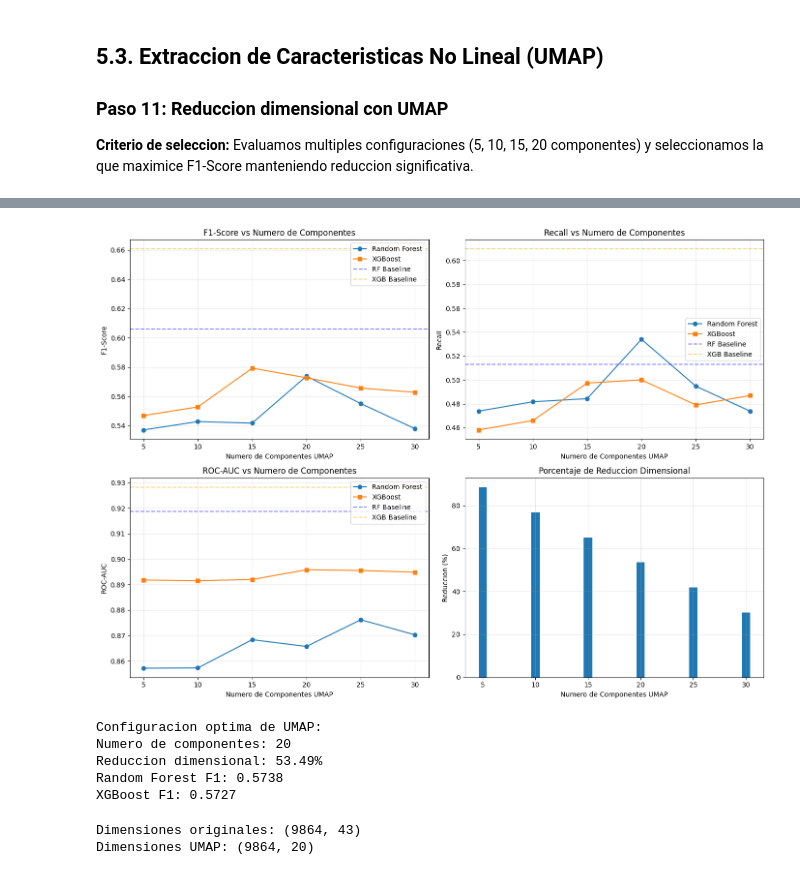
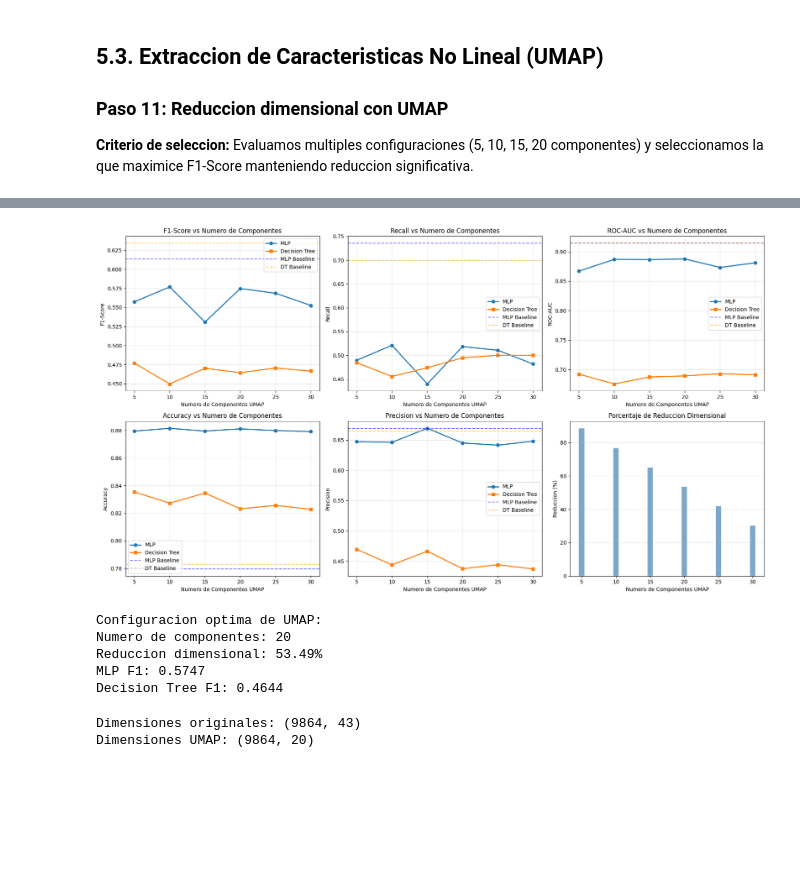
Before and after one commit to Nicolas-carmona16/online-shoppers-purchasing-intention, a Jupyter notebook: dimensionality_reduction.ipynb, the cells around one changed output, grey strips where cells are left out. Cells and saved outputs as stored; diff of their text form; code cells hidden in the pictures; blank space fills up the shorter version.

Commit message:
update reduction dimensionality

```diff
--- a/dimensionality_reduction.ipynb
+++ b/dimensionality_reduction.ipynb
@@ -618,69 +684,91 @@ Resultados UMAP por numero de componentes:
 # %%
 # Visualizar comparacion de componentes UMAP
-fig, axes = plt.subplots(2, 2, figsize=(14, 10))
+fig, axes = plt.subplots(2, 3, figsize=(18, 10))
 
 # F1-Score
-axes[0, 0].plot(umap_comp_df['n_components'], umap_comp_df['RF_F1'], marker='o', label='Random Forest')
-axes[0, 0].plot(umap_comp_df['n_components'], umap_comp_df['XGB_F1'], marker='s', label='XGBoost')
-axes[0, 0].axhline(y=baseline_rf['F1-Score'], color='blue', linestyle='--', alpha=0.5, label='RF Baseline')
-axes[0, 0].axhline(y=baseline_xgb['F1-Score'], color='orange', linestyle='--', alpha=0.5, label='XGB Baseline')
+axes[0, 0].plot(umap_comp_df['n_components'], umap_comp_df['MLP_F1'], marker='o', label='MLP', linewidth=2)
+axes[0, 0].plot(umap_comp_df['n_components'], umap_comp_df['DT_F1'], marker='s', label='Decision Tree', linewidth=2)
+axes[0, 0].axhline(y=baseline_mlp['F1-Score'], color='blue', linestyle='--', alpha=0.5, label='MLP Baseline')
+axes[0, 0].axhline(y=baseline_dt['F1-Score'], color='orange', linestyle='--', alpha=0.5, label='DT Baseline')
 axes[0, 0].set_xlabel('Numero de Componentes UMAP')
 axes[0, 0].set_ylabel('F1-Score')
 axes[0, 0].set_title('F1-Score vs Numero de Componentes')
 axes[0, 0].legend()
 axes[0, 0].grid(alpha=0.3)
 
 # Recall
-axes[0, 1].plot(umap_comp_df['n_components'], umap_comp_df['RF_Recall'], marker='o', label='Random Forest')
-axes[0, 1].plot(umap_comp_df['n_components'], umap_comp_df['XGB_Recall'], marker='s', label='XGBoost')
-axes[0, 1].axhline(y=baseline_rf['Recall'], color='blue', linestyle='--', alpha=0.5, label='RF Baseline')
-axes[0, 1].axhline(y=baseline_xgb['Recall'], color='orange', linestyle='--', alpha=0.5, label='XGB Baseline')
+axes[0, 1].plot(umap_comp_df['n_components'], umap_comp_df['MLP_Recall'], marker='o', label='MLP', linewidth=2)
+axes[0, 1].plot(umap_comp_df['n_components'], umap_comp_df['DT_Recall'], marker='s', label='Decision Tree', linewidth=2)
+axes[0, 1].axhline(y=baseline_mlp['Recall'], color='blue', linestyle='--', alpha=0.5, label='MLP Baseline')
+axes[0, 1].axhline(y=baseline_dt['Recall'], color='orange', linestyle='--', alpha=0.5, label='DT Baseline')
 axes[0, 1].set_xlabel('Numero de Componentes UMAP')
 axes[0, 1].set_ylabel('Recall')
 axes[0, 1].set_title('Recall vs Numero de Componentes')
 axes[0, 1].legend()
 axes[0, 1].grid(alpha=0.3)
 
 # ROC-AUC
-axes[1, 0].plot(umap_comp_df['n_components'], umap_comp_df['RF_ROC_AUC'], marker='o', label='Random Forest')
-axes[1, 0].plot(umap_comp_df['n_components'], umap_comp_df['XGB_ROC_AUC'], marker='s', label='XGBoost')
-axes[1, 0].axhline(y=baseline_rf['ROC-AUC'], color='blue', linestyle='--', alpha=0.5, label='RF Baseline')
-axes[1, 0].axhline(y=baseline_xgb['ROC-AUC'], color='orange', linestyle='--', alpha=0.5, label='XGB Baseline')
+axes[0, 2].plot(umap_comp_df['n_components'], umap_comp_df['MLP_ROC_AUC'], marker='o', label='MLP', linewidth=2)
+axes[0, 2].plot(umap_comp_df['n_components'], umap_comp_df['DT_ROC_AUC'], marker='s', label='Decision Tree', linewidth=2)
+axes[0, 2].axhline(y=baseline_mlp['ROC-AUC'], color='blue', linestyle='--', alpha=0.5, label='MLP Baseline')
+axes[0, 2].axhline(y=baseline_dt['ROC-AUC'], color='orange', linestyle='--', alpha=0.5, label='DT Baseline')
+axes[0, 2].set_xlabel('Numero de Componentes UMAP')
+axes[0, 2].set_ylabel('ROC-AUC')
+axes[0, 2].set_title('ROC-AUC vs Numero de Componentes')
+axes[0, 2].legend()
+axes[0, 2].grid(alpha=0.3)
+
+# Accuracy
+axes[1, 0].plot(umap_comp_df['n_components'], umap_comp_df['MLP_Accuracy'], marker='o', label='MLP', linewidth=2)
+axes[1, 0].plot(umap_comp_df['n_components'], umap_comp_df['DT_Accuracy'], marker='s', label='Decision Tree', linewidth=2)
+axes[1, 0].axhline(y=baseline_mlp['Accuracy'], color='blue', linestyle='--', alpha=0.5, label='MLP Baseline')
+axes[1, 0].axhline(y=baseline_dt['Accuracy'], color='orange', linestyle='--', alpha=0.5, label='DT Baseline')
 axes[1, 0].set_xlabel('Numero de Componentes UMAP')
-axes[1, 0].set_ylabel('ROC-AUC')
-axes[1, 0].set_title('ROC-AUC vs Numero de Componentes')
+axes[1, 0].set_ylabel('Accuracy')
+axes[1, 0].set_title('Accuracy vs Numero de Componentes')
 axes[1, 0].legend()
 axes[1, 0].grid(alpha=0.3)
 
+# Precision
+axes[1, 1].plot(umap_comp_df['n_components'], umap_comp_df['MLP_Precision'], marker='o', label='MLP', linewidth=2)
+axes[1, 1].plot(umap_comp_df['n_components'], umap_comp_df['DT_Precision'], marker='s', label='Decision Tree', linewidth=2)
+axes[1, 1].axhline(y=baseline_mlp['Precision'], color='blue', linestyle='--', alpha=0.5, label='MLP Baseline')
+axes[1, 1].axhline(y=baseline_dt['Precision'], color='orange', linestyle='--', alpha=0.5, label='DT Baseline')
+axes[1, 1].set_xlabel('Numero de Componentes UMAP')
+axes[1, 1].set_ylabel('Precision')
+axes[1, 1].set_title('Precision vs Numero de Componentes')
+axes[1, 1].legend()
+axes[1, 1].grid(alpha=0.3)
+
 # Porcentaje de reduccion
-axes[1, 1].bar(umap_comp_df['n_components'], umap_comp_df['reduction_pct'])
-axes[1, 1].set_xlabel('Numero de Componentes UMAP')
-axes[1, 1].set_ylabel('Reduccion (%)')
-axes[1, 1].set_title('Porcentaje de Reduccion Dimensional')
-axes[1, 1].grid(alpha=0.3)
+axes[1, 2].bar(umap_comp_df['n_components'], umap_comp_df['reduction_pct'], color='steelblue', alpha=0.7)
+axes[1, 2].set_xlabel('Numero de Componentes UMAP')
+axes[1, 2].set_ylabel('Reduccion (%)')
+axes[1, 2].set_title('Porcentaje de Reduccion Dimensional')
+axes[1, 2].grid(alpha=0.3, axis='y')
 
 plt.tight_layout()
 plt.show()
 # %% [output]
-[figure, old version]
+[figure, new version]
 # %%
 # Seleccionar numero optimo de componentes UMAP
 # Criterio: Maximizar F1-Score promedio con reduccion >= 50%
-umap_comp_df['Avg_F1'] = (umap_comp_df['RF_F1'] + umap_comp_df['XGB_F1']) / 2
+umap_comp_df['Avg_F1'] = (umap_comp_df['MLP_F1'] + umap_comp_df['DT_F1']) / 2
 valid_configs = umap_comp_df[umap_comp_df['reduction_pct'] >= 50]
 optimal_umap = valid_configs.loc[valid_configs['Avg_F1'].idxmax()]
 
 print(f"\nConfiguracion optima de UMAP:")
 print(f"Numero de componentes: {int(optimal_umap['n_components'])}")
 print(f"Reduccion dimensional: {optimal_umap['reduction_pct']:.2f}%")
-print(f"Random Forest F1: {optimal_umap['RF_F1']:.4f}")
-print(f"XGBoost F1: {optimal_umap['XGB_F1']:.4f}")
+print(f"MLP F1: {optimal_umap['MLP_F1']:.4f}")
+print(f"Decision Tree F1: {optimal_umap['DT_F1']:.4f}")
 # %% [output]
 Configuracion optima de UMAP:
 Numero de componentes: 20
 Reduccion dimensional: 53.49%
-Random Forest F1: 0.5738
-XGBoost F1: 0.5727
+MLP F1: 0.5747
+Decision Tree F1: 0.4644
 # %%
 # Aplicar UMAP con configuracion optima
 n_components_umap = int(optimal_umap['n_components'])
```
Also changed, not shown: parts of 12 cells of this notebook, 1 other file.
